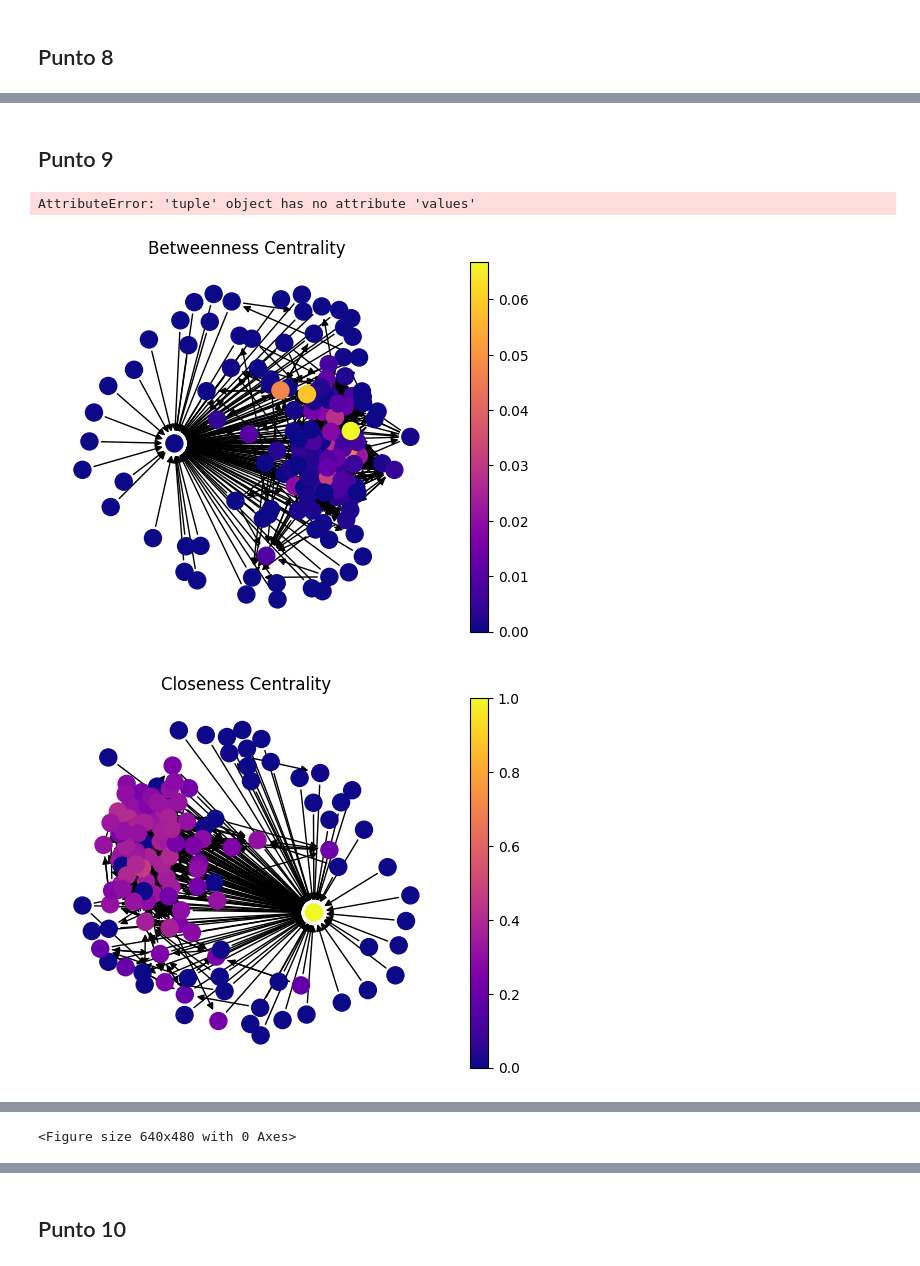
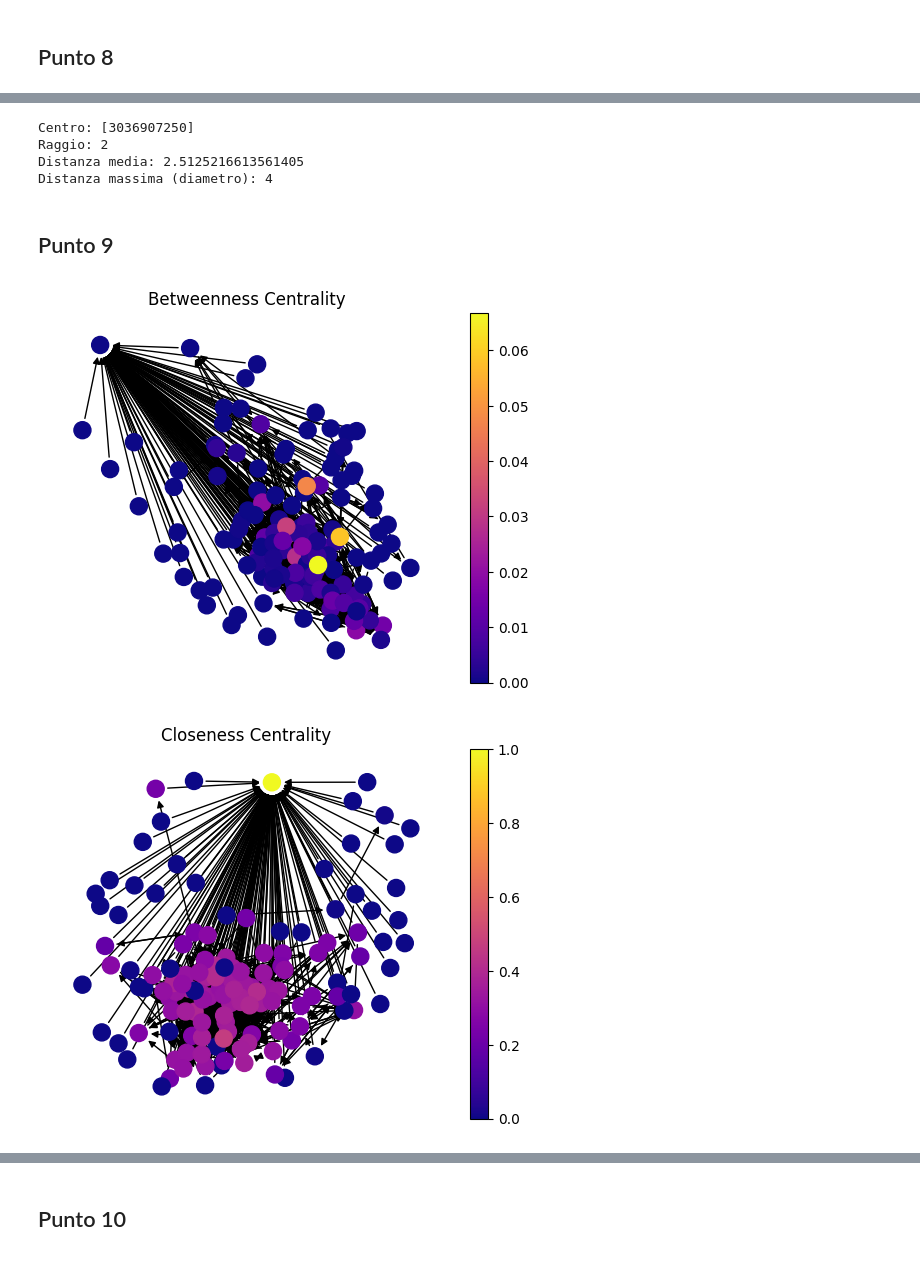
Before and after one commit to giopalma/social-computing, a Jupyter notebook: Primo Progetto/Primo Progetto Social Computing.ipynb, the cells around one changed output, grey strips where cells are left out. Drawn from its saved outputs; the diff is of its cells as text; code cells hidden in the pictures.

Commit message:
Creazione dei grafi e aggiustamenti vari

```diff
--- a/Primo Progetto/Primo Progetto Social Computing.ipynb
+++ b/Primo Progetto/Primo Progetto Social Computing.ipynb
@@ -187,29 +184,25 @@ Grafici Grafo 2
 visual_graph2 = pyvis.network.Network(height="100vh", notebook=True)
 visual_graph2.barnes_hut()
 visual_graph2.from_nx(graph2)
-visual_graph2.show("graphs/grafico2_interattivo.html")
+visual_graph2.show("graphs/grafo_indiretto_interattivo.html")
 
 
 # Grafico statico
-from netgraph import Graph
 import matplotlib.pyplot as plt
 
-d = dict(graph2.degree)
-for x in d:
-    d[x] = float(d[x])
-    d[x] = d[x]/30
-
-Graph(
-    graph = graph2,
-    arrows=False,
-    edge_width=0.5,
-    node_size=d,
-    node_layout="spring"
+nx.draw_networkx(
+    graph2,
+    pos=nx.spring_layout(graph2),
+    node_size = [x[1]*3 for x in list(graph2.degree)],
+    with_labels = False,
+    edge_color = (0,0,0,0.1),
+    width = 1.8
 )
-
 fig = plt.gcf()
-fig.set_size_inches(18.5, 10.5)
-fig.savefig("graphs/grafico2_statico.pdf", dpi=100)
+fig.set_size_inches(15, 15)
+plt.title("Visualizzazione statica del grafo indiretto")
+plt.axis('off')
+plt.savefig("graphs/grafo_indiretto_statico.pdf", dpi=100)
 plt.show()
 # %% [output]
 Local cdn resources have problems on chrome/safari when used in jupyter-notebook.
@@ -269,3 +272,13 @@ Distanza massima (diametro): 5
+# %%
+print(f"Centro: {nx.center(graph2)}")
+print(f"Raggio: {nx.radius(graph2)}")
+print(f"Distanza media: {nx.average_shortest_path_length(graph2)}")
+print(f"Distanza massima (diametro): {nx.diameter(graph2)}")
+# %% [output]
+Centro: [3036907250]
+Raggio: 2
+Distanza media: 2.5125216613561405
+Distanza massima (diametro): 4
 # %% [markdown]
 ## Punto 9
 # %%
@@ -284,7 +297,7 @@ def draw(graph, pos, measures, measure_name):
     plt.axis('off')
 # %%
 # TODO: Questi dati devono essere mostrati tutti in diversi grafici
-def centrality(graph):
+def centrality(graph,filename):
     plt.figure()
     draw(
         graph,
@@ -305,37 +318,43 @@ def centrality(graph):
         nx.spring_layout(graph),
         nx.degree_centrality(graph),
         'Degree Centrality'
     )
     if nx.is_directed(graph):
         plt.figure()
         draw(
             graph,
             nx.spring_layout(graph),
             nx.in_degree_centrality(graph),
             'In-Degree Centrality'
         )
     if nx.is_directed(graph):
         plt.figure()
         draw(
             graph,
             nx.spring_layout(graph),
             nx.out_degree_centrality(graph),
             'Out-Degree Centrality'
         )
     plt.figure()
     draw(
         graph,
         nx.spring_layout(graph),
         nx.pagerank(graph),
         'Page Rank'
     )
-    print(f"Hits: {nx.hits(graph)}")
-    plt.show()
+    plt.figure()
+    draw(
+        graph,
+        nx.spring_layout(graph),
+        nx.hits(graph)[0],
+        'HITS'
+    )
+    #print(f"Hits: {nx.hits(graph)}")
+    save_multi_image(f"./graphs/{filename}.pdf")
 
 # TODO: Salvare i grafici in un file
-centrality(graph1)
-centrality(graph2)
+centrality(graph1,"misurazioni_grafo_diretto")
+centrality(graph2,"misurazioni_grafo_indiretto")
 # %% [output]
-AttributeError: 'tuple' object has no attribute 'values'
-[figure, old version]
+[figure, new version]
-[figure, old version]
+[figure, new version]
@@ -346 +364,0 @@ AttributeError: 'tuple' object has no attribute 'values'
-<Figure size 640x480 with 0 Axes>
```
Also changed, not shown: parts of 5 cells of this notebook, 11 other files.
